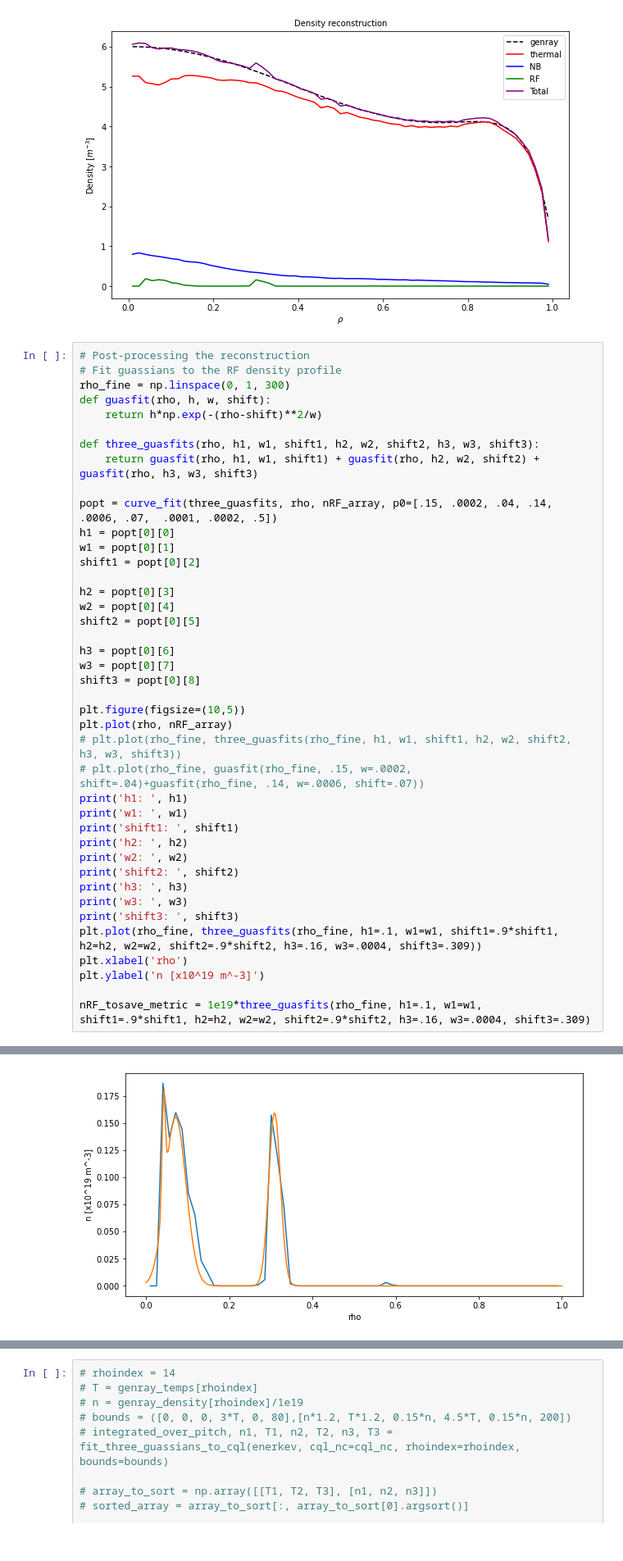
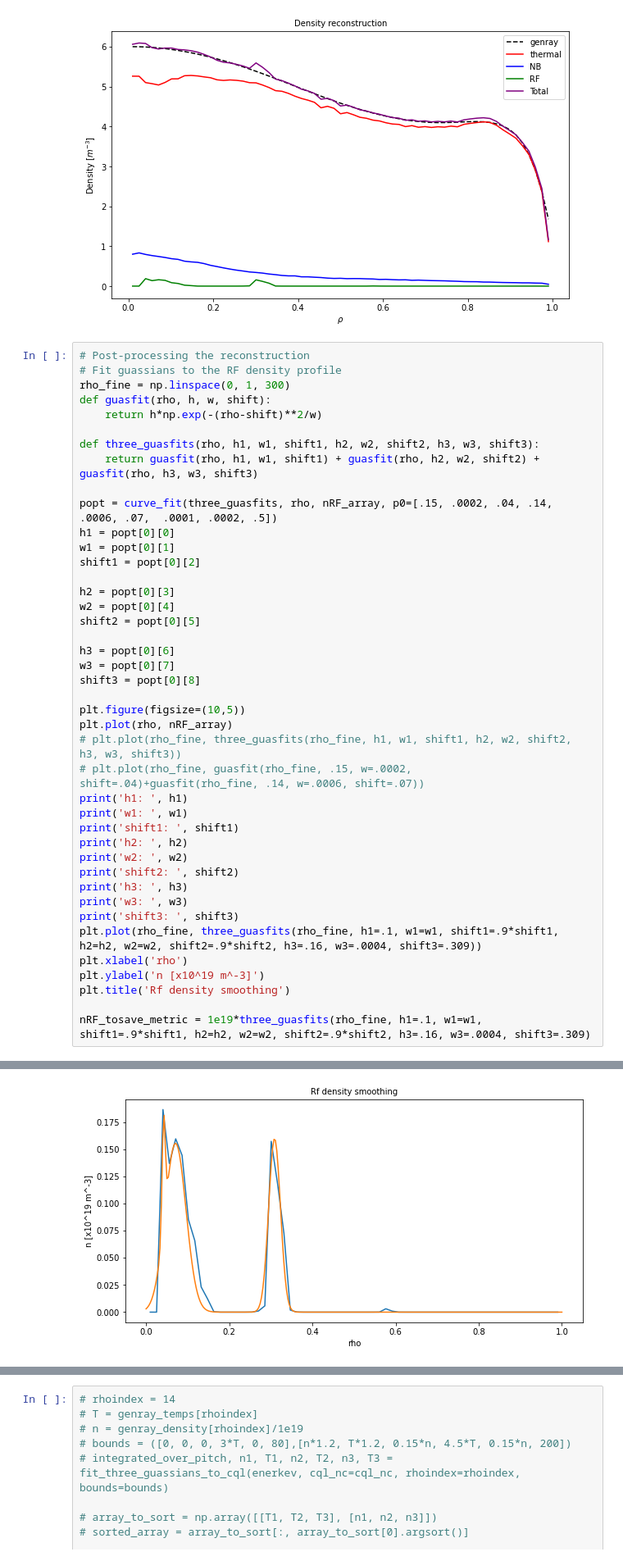
Before and after one commit to vandelij/genray_cql3d_plots, a Jupyter notebook: shots/147634/scan_beam_and_RF/beam_5_RF_testing/make_distrobution.ipynb, the cells around one changed output, grey strips where cells are left out. Shown at 82% size. Drawn from its saved outputs; the diff is of its cells as text.

```diff
--- a/shots/147634/scan_beam_and_RF/beam_5_RF_testing/make_distrobution.ipynb
+++ b/shots/147634/scan_beam_and_RF/beam_5_RF_testing/make_distrobution.ipynb
@@ -1123,31 +1123,32 @@ w3 = popt[0][7]
 shift3 = popt[0][8]
 
 plt.figure(figsize=(10,5))
 plt.plot(rho, nRF_array)
 # plt.plot(rho_fine, three_guasfits(rho_fine, h1, w1, shift1, h2, w2, shift2, h3, w3, shift3))
 # plt.plot(rho_fine, guasfit(rho_fine, .15, w=.0002, shift=.04)+guasfit(rho_fine, .14, w=.0006, shift=.07))
 print('h1: ', h1)
 print('w1: ', w1)
 print('shift1: ', shift1)
 print('h2: ', h2)
 print('w2: ', w2)
 print('shift2: ', shift2)
 print('h3: ', h3)
 print('w3: ', w3)
 print('shift3: ', shift3)
 plt.plot(rho_fine, three_guasfits(rho_fine, h1=.1, w1=w1, shift1=.9*shift1, h2=h2, w2=w2, shift2=.9*shift2, h3=.16, w3=.0004, shift3=.309))
 plt.xlabel('rho')
 plt.ylabel('n [x10^19 m^-3]')
+plt.title('Rf density smoothing')
 
 nRF_tosave_metric = 1e19*three_guasfits(rho_fine, h1=.1, w1=w1, shift1=.9*shift1, h2=h2, w2=w2, shift2=.9*shift2, h3=.16, w3=.0004, shift3=.309)
 # %% [output]
 h1:  0.5294972237968475
 w1:  2.937870131200321e-05
 shift1:  0.04692886190898966
 h2:  0.15572987000498703
 w2:  0.0012726897725059097
 shift2:  0.07871007662961836
 h3:  9.39641068748913e-07
 w3:  9.044394071065427e-05
 shift3:  0.49947095983752404
-[figure, old version]
+[figure, new version]
```
Also changed, not shown: parts of 2 cells of this notebook.
